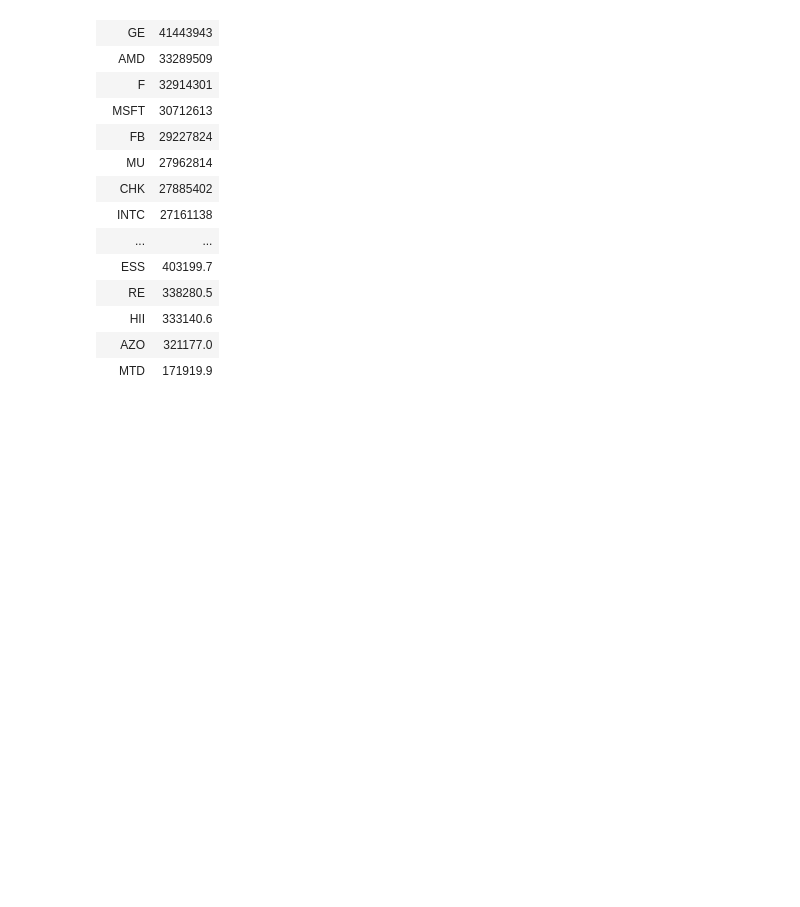
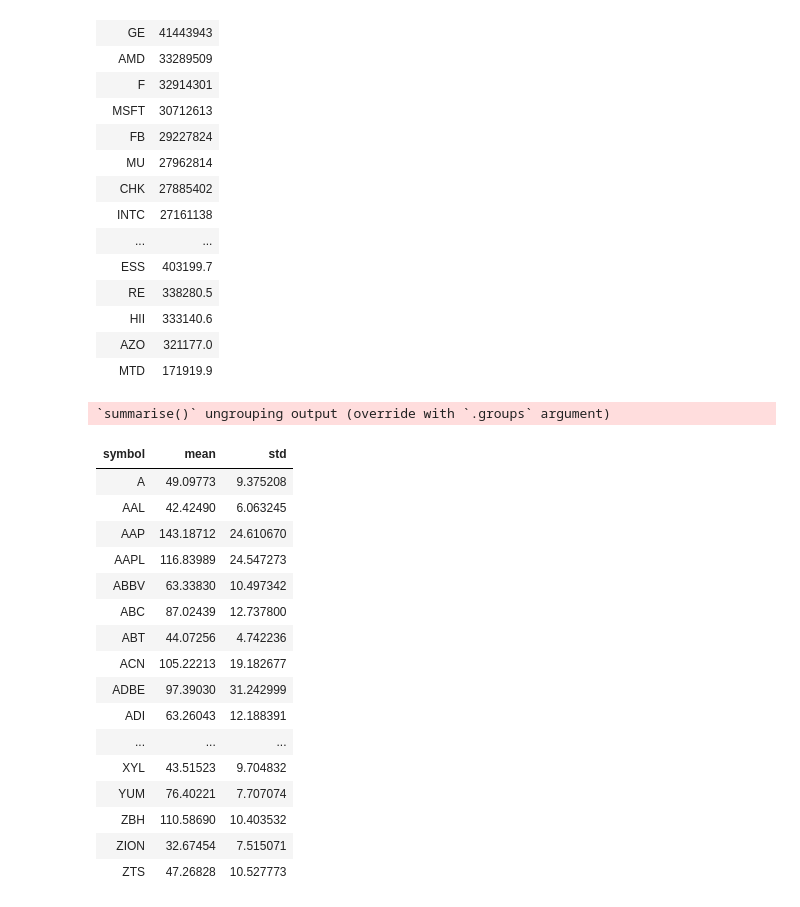
Before and after one commit to filipeclduarte/tutorial_julia_python_r, a Jupyter notebook: R.ipynb, the cells around one changed output. Cells and saved outputs as stored; diff of their text form; code cells hidden in the pictures; blank space fills up the shorter version.

```diff
--- a/R.ipynb
+++ b/R.ipynb
@@ -334,3 +372,28 @@ sp500 %>%
 | HII | 333140.6 |
 | AZO | 321177.0 |
 | MTD | 171919.9 |
+# %%
+estatisticas <- sp500 %>%
+    group_by(symbol) %>%
+    summarise(mean=mean(close), std=sd(close))
+
+estatisticas
+# %% [output]
+`summarise()` ungrouping output (override with `.groups` argument)
+| symbol | mean | std |
+| A | 49.09773 | 9.375208 |
+| AAL | 42.42490 | 6.063245 |
+| AAP | 143.18712 | 24.610670 |
+| AAPL | 116.83989 | 24.547273 |
+| ABBV | 63.33830 | 10.497342 |
+| ABC | 87.02439 | 12.737800 |
+| ABT | 44.07256 | 4.742236 |
+| ACN | 105.22213 | 19.182677 |
+| ADBE | 97.39030 | 31.242999 |
+| ADI | 63.26043 | 12.188391 |
+| ... | ... | ... |
+| XYL | 43.51523 | 9.704832 |
+| YUM | 76.40221 | 7.707074 |
+| ZBH | 110.58690 | 10.403532 |
+| ZION | 32.67454 | 7.515071 |
+| ZTS | 47.26828 | 10.527773 |
```
Also changed, not shown: parts of 6 cells of this notebook, 1 other file.
